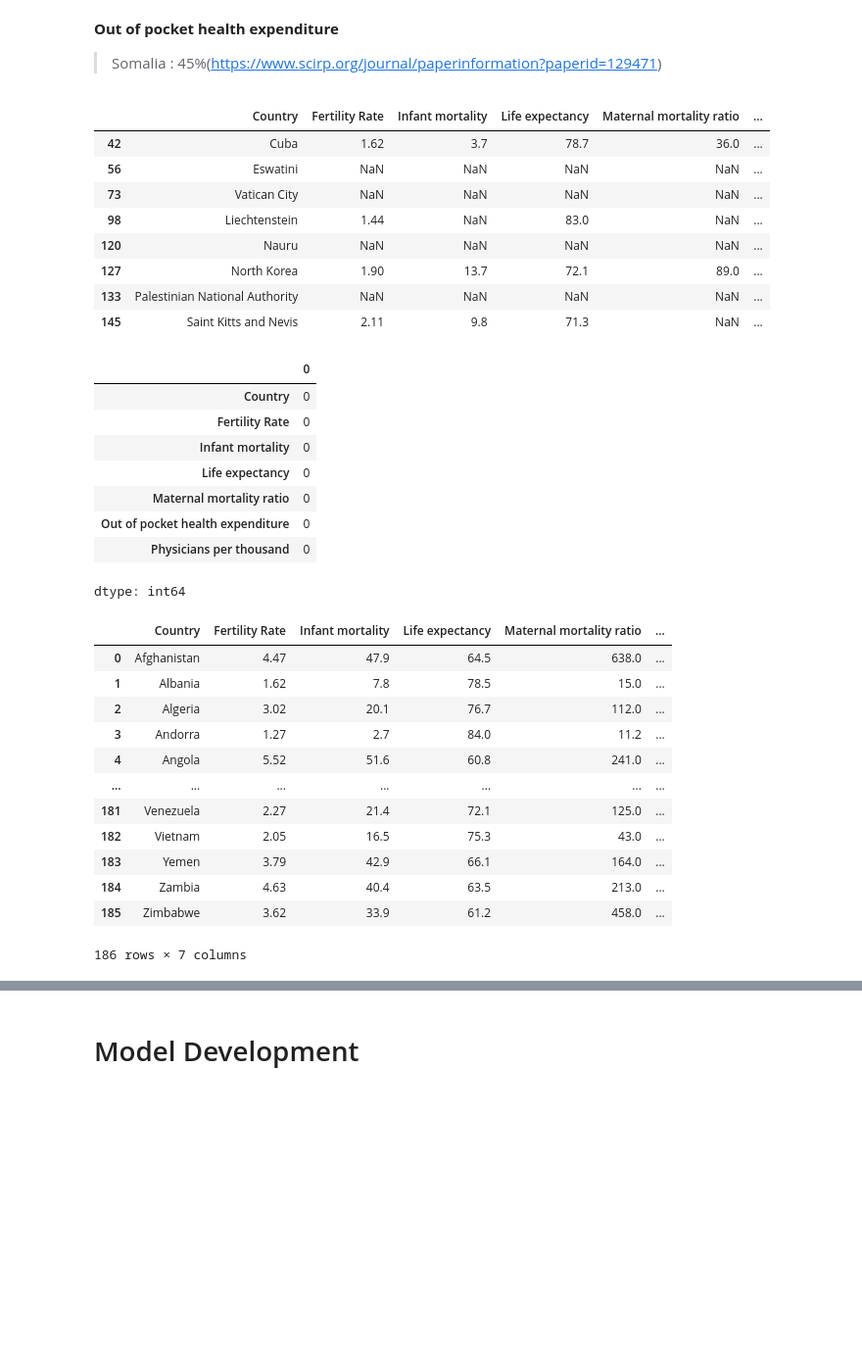
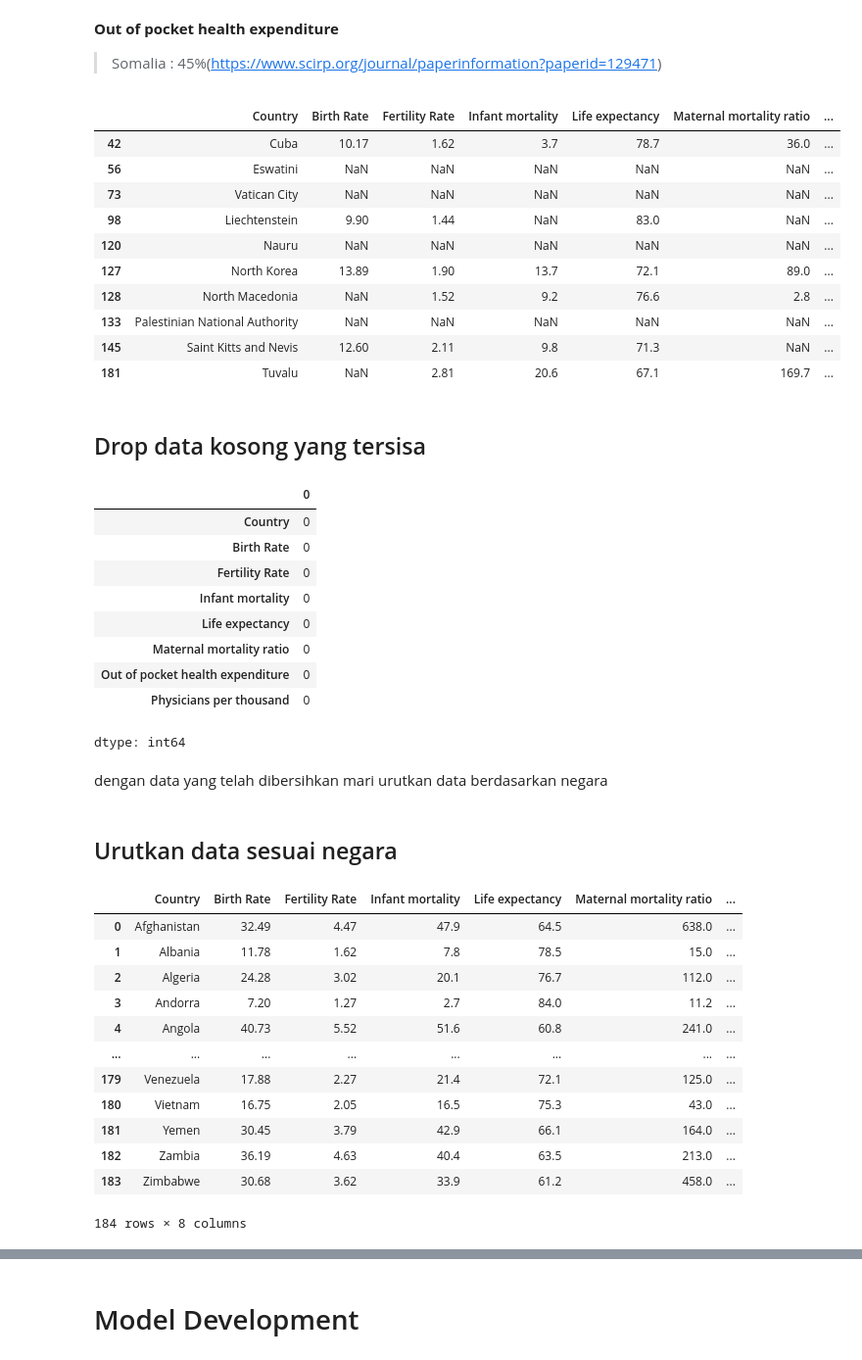
Before and after one commit to bebekgarut/SOM-country-data, a Jupyter notebook: SOM_Country_Clustering_Clean.ipynb, the cells around one changed output, grey strips where cells are left out. Shown at 98% size. Cells and saved outputs as stored; diff of their text form; code cells hidden in the pictures; blank space fills up the shorter version.

Commit message:
2nd Data Completed

```diff
--- a/SOM_Country_Clustering_Clean.ipynb
+++ b/SOM_Country_Clustering_Clean.ipynb
@@ -453,12 +506,8 @@ memory usage: 53.4+ KB
 # %%
 selected_columns = [
-    'Country',
-     'Fertility Rate',
-    'Infant mortality',
-      'Life expectancy',
-    'Maternal mortality ratio',
+    'Country', 'Birth Rate','Fertility Rate','Infant mortality',
+    'Life expectancy', 'Maternal mortality ratio',
     'Out of pocket health expenditure',
     'Physicians per thousand',
 ]
 data = data[selected_columns]
-data.info()
@@ -651,21 +725,26 @@ data.loc[data['Country'] == 'Somalia', 'Out of pocket health expenditure'] = '45
 # %%
 data[data.isnull().any(axis=1)]
 # %% [output]
-|  | Country | Fertility Rate | Infant mortality | Life expectancy | Maternal mortality ratio | ... |
-| 42 | Cuba | 1.62 | 3.7 | 78.7 | 36.0 | ... |
-| 56 | Eswatini | NaN | NaN | NaN | NaN | ... |
-| 73 | Vatican City | NaN | NaN | NaN | NaN | ... |
-| 98 | Liechtenstein | 1.44 | NaN | 83.0 | NaN | ... |
-| 120 | Nauru | NaN | NaN | NaN | NaN | ... |
-| 127 | North Korea | 1.90 | 13.7 | 72.1 | 89.0 | ... |
-| 133 | Palestinian National Authority | NaN | NaN | NaN | NaN | ... |
-| 145 | Saint Kitts and Nevis | 2.11 | 9.8 | 71.3 | NaN | ... |
+|  | Country | Birth Rate | Fertility Rate | Infant mortality | Life expectancy | Maternal mortality ratio | ... |
+| 42 | Cuba | 10.17 | 1.62 | 3.7 | 78.7 | 36.0 | ... |
+| 56 | Eswatini | NaN | NaN | NaN | NaN | NaN | ... |
+| 73 | Vatican City | NaN | NaN | NaN | NaN | NaN | ... |
+| 98 | Liechtenstein | 9.90 | 1.44 | NaN | 83.0 | NaN | ... |
+| 120 | Nauru | NaN | NaN | NaN | NaN | NaN | ... |
+| 127 | North Korea | 13.89 | 1.90 | 13.7 | 72.1 | 89.0 | ... |
+| 128 | North Macedonia | NaN | 1.52 | 9.2 | 76.6 | 2.8 | ... |
+| 133 | Palestinian National Authority | NaN | NaN | NaN | NaN | NaN | ... |
+| 145 | Saint Kitts and Nevis | 12.60 | 2.11 | 9.8 | 71.3 | NaN | ... |
+| 181 | Tuvalu | NaN | 2.81 | 20.6 | 67.1 | 169.7 | ... |
+# %% [markdown]
+## Drop data kosong yang tersisa
 # %%
 data = data.dropna()
 data.isnull().sum()
 # %% [output]
 |  | 0 |
 | Country | 0 |
+| Birth Rate | 0 |
 | Fertility Rate | 0 |
 | Infant mortality | 0 |
 | Life expectancy | 0 |
@@ -673,24 +752,26 @@ data.isnull().sum()
 | Out of pocket health expenditure | 0 |
 | Physicians per thousand | 0 |
 dtype: int64
+# %% [markdown]
+dengan data yang telah dibersihkan mari urutkan data berdasarkan negara
+# %% [markdown]
+## Urutkan data sesuai negara
 # %%
-import re
-
 data = data[data['Country'].apply(lambda x: bool(re.match("^[A-Za-z .'-]+$", str(x))))]
 
 data = data.sort_values(by='Country').reset_index(drop=True)
-data
+display(data)
 # %% [output]
-|  | Country | Fertility Rate | Infant mortality | Life expectancy | Maternal mortality ratio | ... |
-| 0 | Afghanistan | 4.47 | 47.9 | 64.5 | 638.0 | ... |
-| 1 | Albania | 1.62 | 7.8 | 78.5 | 15.0 | ... |
-| 2 | Algeria | 3.02 | 20.1 | 76.7 | 112.0 | ... |
-| 3 | Andorra | 1.27 | 2.7 | 84.0 | 11.2 | ... |
-| 4 | Angola | 5.52 | 51.6 | 60.8 | 241.0 | ... |
-| ... | ... | ... | ... | ... | ... | ... |
-| 181 | Venezuela | 2.27 | 21.4 | 72.1 | 125.0 | ... |
-| 182 | Vietnam | 2.05 | 16.5 | 75.3 | 43.0 | ... |
-| 183 | Yemen | 3.79 | 42.9 | 66.1 | 164.0 | ... |
-| 184 | Zambia | 4.63 | 40.4 | 63.5 | 213.0 | ... |
-| 185 | Zimbabwe | 3.62 | 33.9 | 61.2 | 458.0 | ... |
+|  | Country | Birth Rate | Fertility Rate | Infant mortality | Life expectancy | Maternal mortality ratio | ... |
+| 0 | Afghanistan | 32.49 | 4.47 | 47.9 | 64.5 | 638.0 | ... |
+| 1 | Albania | 11.78 | 1.62 | 7.8 | 78.5 | 15.0 | ... |
+| 2 | Algeria | 24.28 | 3.02 | 20.1 | 76.7 | 112.0 | ... |
+| 3 | Andorra | 7.20 | 1.27 | 2.7 | 84.0 | 11.2 | ... |
+| 4 | Angola | 40.73 | 5.52 | 51.6 | 60.8 | 241.0 | ... |
+| ... | ... | ... | ... | ... | ... | ... | ... |
+| 179 | Venezuela | 17.88 | 2.27 | 21.4 | 72.1 | 125.0 | ... |
+| 180 | Vietnam | 16.75 | 2.05 | 16.5 | 75.3 | 43.0 | ... |
+| 181 | Yemen | 30.45 | 3.79 | 42.9 | 66.1 | 164.0 | ... |
+| 182 | Zambia | 36.19 | 4.63 | 40.4 | 63.5 | 213.0 | ... |
+| 183 | Zimbabwe | 30.68 | 3.62 | 33.9 | 61.2 | 458.0 | ... |
-186 rows × 7 columns
+184 rows × 8 columns
```
Also changed, not shown: parts of 75 cells of this notebook.
